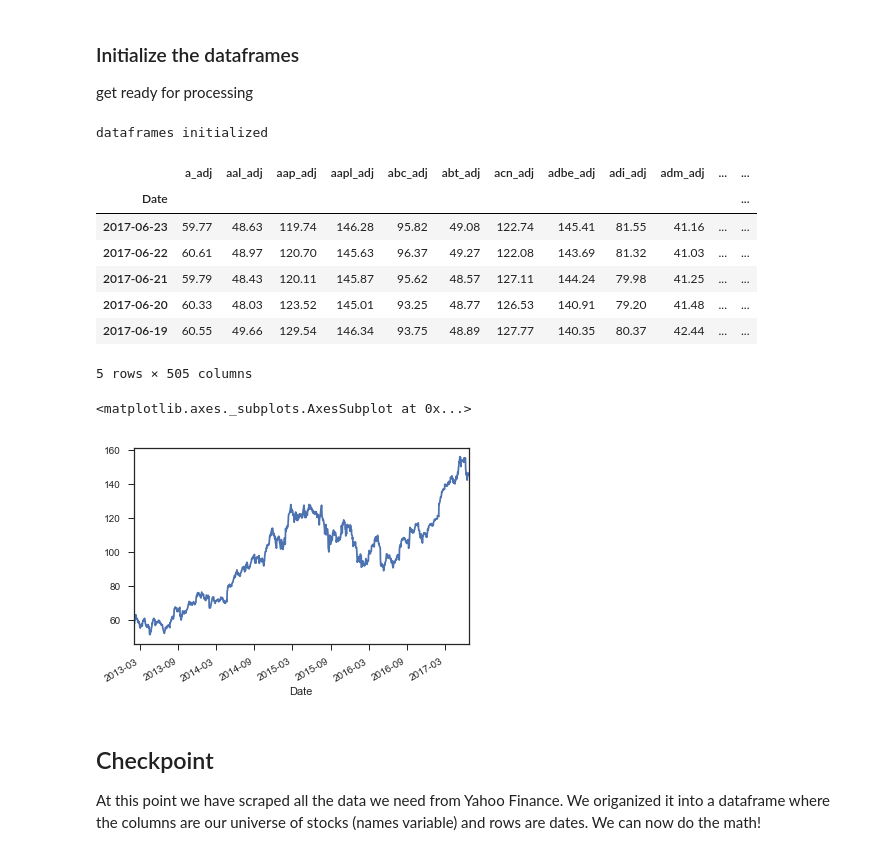
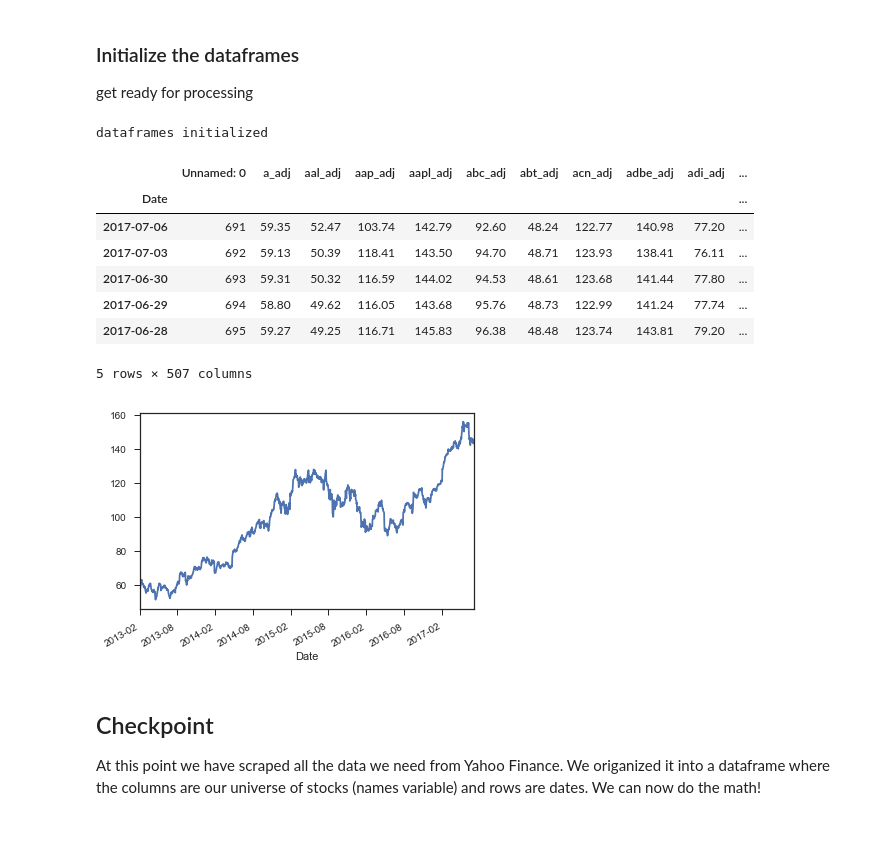
Before and after one commit to momonala/quantitative_finance, a Jupyter notebook: exploratory_analysis.ipynb, the cells around one changed output. Drawn from its saved outputs; the diff is of its cells as text; code cells hidden in the pictures.

```diff
--- a/exploratory_analysis.ipynb
+++ b/exploratory_analysis.ipynb
@@ -143,8 +145,8 @@ merge the newly scraped data into the old database
 add_stocks = False #toggle
 
 if add_stocks == True:
-    temp = pd.read_csv('stocks_temp.csv')  #new stocks to add into databse of stocks df
-    df = pd.read_csv('stocks.csv') #full database of stocks
+    temp = pd.read_csv('../data/stocks_temp.csv')  #new stocks to add into databse of stocks df
+    df = pd.read_csv('../data/stocks.csv') #full database of stocks
     for i, temp_col in enumerate(temp.columns): #compare new data and old to find unadded stocks
         if i >= 2:
             if temp_col not in df.columns:
@@ -159,11 +161,11 @@ if add_stocks == True:
 
     if merge == True:
         contin = df.drop(['Unnamed: 0'], axis=1)
-        contin.to_csv('stocks_copy.csv') #contingecy
+        contin.to_csv('../data/stocks_copy.csv') #contingecy
         temp = temp.drop(temp.columns[[1]], axis=1) #drop date to avoid duplicate
         df = pd.merge(df, temp, on='Unnamed: 0')
         df = df.drop(['Unnamed: 0'], axis=1) #drop null column
-        df.to_csv('stocks.csv')
+        df.to_csv('../data/stocks.csv')
         print df.head(2)
     elif merge == False:
         print 'nothing to merge, data up to date'
@@ -191,7 +193,7 @@ On exisitng stocks.
 # %%
 current_date = str(datetime.now()+ timedelta(days=-1))[0:10]  #grab data till yesterday
 curr_dt = datetime.strptime(current_date, "%Y-%m-%d")
-temp = pd.read_csv('stocks.csv')
+temp = pd.read_csv('data/stocks.csv')
 last_date = temp['Date'][0] #last date on from old stock scrape
 
 def add_one_day(old_day): #function to add one day to date - avoid overlapping dates
@@ -239,7 +241,7 @@ if current_date > last_date: #new data to add
     cols.insert(0, cols.pop(cols.index('Date'))) # move Date to head of list using index, pop and insert
     df = df.ix[:, cols]
     df = df.sort_index(ascending=True)
-    df.to_csv('stocks_temp.csv') #for safe keeping :)
+    df.to_csv('data/stocks_temp.csv') #for safe keeping :)
 
     print df.tail(2) #spot check
     print df.head(2)
@@ -254,46 +272,45 @@ data up to date!
 get ready for processing
 # %%
 #Create DataFrame with basic stats values
-hyperpath = 'C:\Users\mohit\Documents\Python\data_science\stocks\hyper'
-smallsubset = True #smaller group of stocks for unit testing
+hyperpath = 'C:\Users\mohit\Documents\Python\data_science\quant_finance\hyper'
+smallsubset = False #smaller group of stocks for unit testing
 
 names = ['Date'] + names #add date for indexing
-df = pd.read_csv('stocks.csv') #so we can edit with modularity, don't need to pull Yahoo Finance values from the web
-df = df.drop(['Unnamed: 0'], axis=1) #init DF
+df = pd.read_csv('data/stocks_temp.csv') #so we can edit with modularity, don't need to pull Yahoo Finance values from the web
+#df = df.drop(['Unnamed: 0'], axis=1) #init DF
 if smallsubset == True:
     for i, name in enumerate(names):
         if name!='Date':
             names[i]=name+'_adj'
     for col in df.columns:
         if col not in names:
             df = df.drop([col], axis=1)
 
 current = pd.DataFrame(data=df[:1]) #get current prices
 current = current.drop(['Date'], axis=1)
 current = current.rename(index={0: 'current'})
 
 df.Date = pd.to_datetime(df['Date']) #set date as index on df
 df.set_index('Date', inplace=True)
 df = df.sort_index(ascending=False)
 
 print 'dataframes initialized'
 df.head()
 # %% [output]
 dataframes initialized
-|  | a_adj | aal_adj | aap_adj | aapl_adj | abc_adj | abt_adj | acn_adj | adbe_adj | adi_adj | adm_adj | ... | ... |
-| Date |  |  |  |  |  |  |  |  |  |  |  | ... |
-| 2017-06-23 | 59.77 | 48.63 | 119.74 | 146.28 | 95.82 | 49.08 | 122.74 | 145.41 | 81.55 | 41.16 | ... | ... |
-| 2017-06-22 | 60.61 | 48.97 | 120.70 | 145.63 | 96.37 | 49.27 | 122.08 | 143.69 | 81.32 | 41.03 | ... | ... |
-| 2017-06-21 | 59.79 | 48.43 | 120.11 | 145.87 | 95.62 | 48.57 | 127.11 | 144.24 | 79.98 | 41.25 | ... | ... |
-| 2017-06-20 | 60.33 | 48.03 | 123.52 | 145.01 | 93.25 | 48.77 | 126.53 | 140.91 | 79.20 | 41.48 | ... | ... |
-| 2017-06-19 | 60.55 | 49.66 | 129.54 | 146.34 | 93.75 | 48.89 | 127.77 | 140.35 | 80.37 | 42.44 | ... | ... |
+|  | Unnamed: 0 | a_adj | aal_adj | aap_adj | aapl_adj | abc_adj | abt_adj | acn_adj | adbe_adj | adi_adj | ... |
+| Date |  |  |  |  |  |  |  |  |  |  | ... |
+| 2017-07-06 | 691 | 59.35 | 52.47 | 103.74 | 142.79 | 92.60 | 48.24 | 122.77 | 140.98 | 77.20 | ... |
+| 2017-07-03 | 692 | 59.13 | 50.39 | 118.41 | 143.50 | 94.70 | 48.71 | 123.93 | 138.41 | 76.11 | ... |
+| 2017-06-30 | 693 | 59.31 | 50.32 | 116.59 | 144.02 | 94.53 | 48.61 | 123.68 | 141.44 | 77.80 | ... |
+| 2017-06-29 | 694 | 58.80 | 49.62 | 116.05 | 143.68 | 95.76 | 48.73 | 122.99 | 141.24 | 77.74 | ... |
+| 2017-06-28 | 695 | 59.27 | 49.25 | 116.71 | 145.83 | 96.38 | 48.48 | 123.74 | 143.81 | 79.20 | ... |
-5 rows × 505 columns
+5 rows × 507 columns
 # %%
 #test to see if all the data is there (2013-current)
-df.aapl_adj.plot()
+df.aapl_adj.plot();
 # %% [output]
-<matplotlib.axes._subplots.AxesSubplot at 0x...>
-[figure, old version]
+[figure, new version]
 # %% [markdown]
 ## Checkpoint
 
```
Also changed, not shown: parts of 7 cells of this notebook, 8 other files.
